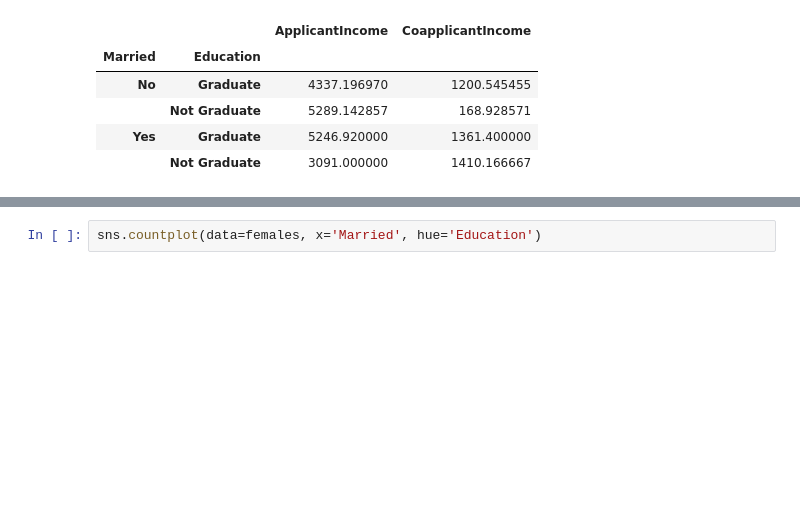
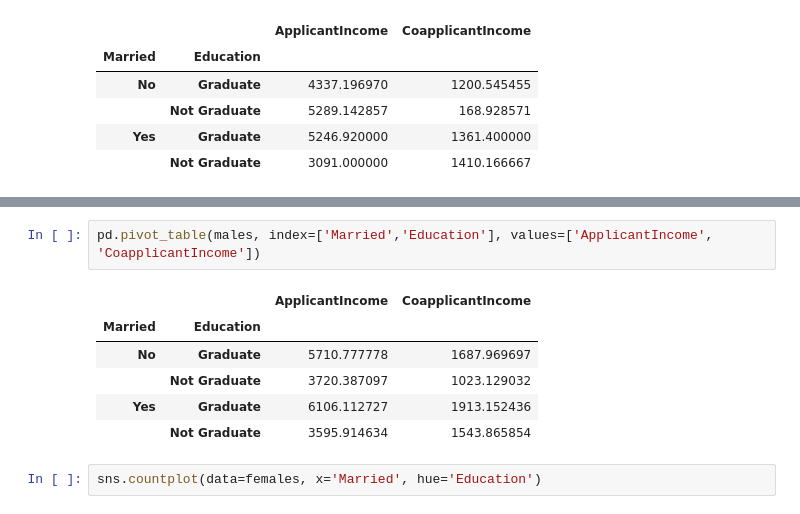
Before and after one commit to imeugeneco/chonggakkimchi, a Jupyter notebook: loan-prediction/Untitled.ipynb, the cells around one changed output, grey strips where cells are left out. Saved outputs shown, nothing was run; the diff lists cells and outputs as text; blank space fills up the shorter version.

```diff
--- a/loan-prediction/Untitled.ipynb
+++ b/loan-prediction/Untitled.ipynb
@@ -186,3 +190,12 @@ pd.pivot_table(females, index=['Married','Education'], values=['ApplicantIncome'
+# %%
+pd.pivot_table(males, index=['Married','Education'], values=['ApplicantIncome', 'CoapplicantIncome'])
+# %% [output]
+|  |  | ApplicantIncome | CoapplicantIncome |
+| Married | Education |  |  |
+| No | Graduate | 5710.777778 | 1687.969697 |
+|  | Not Graduate | 3720.387097 | 1023.129032 |
+| Yes | Graduate | 6106.112727 | 1913.152436 |
+|  | Not Graduate | 3595.914634 | 1543.865854 |
 # %%
 sns.countplot(data=females, x='Married', hue='Education')
 # %% [output]
```
Also changed, not shown: parts of 1 cell of this notebook.
